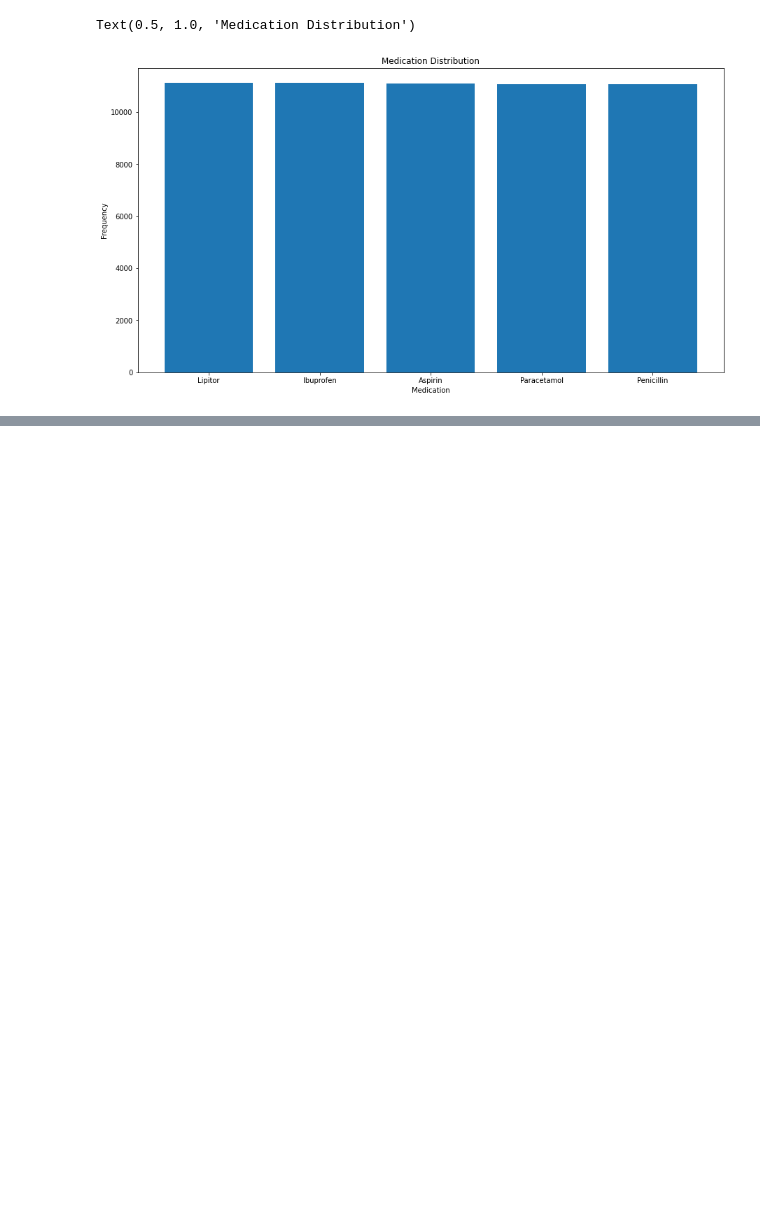
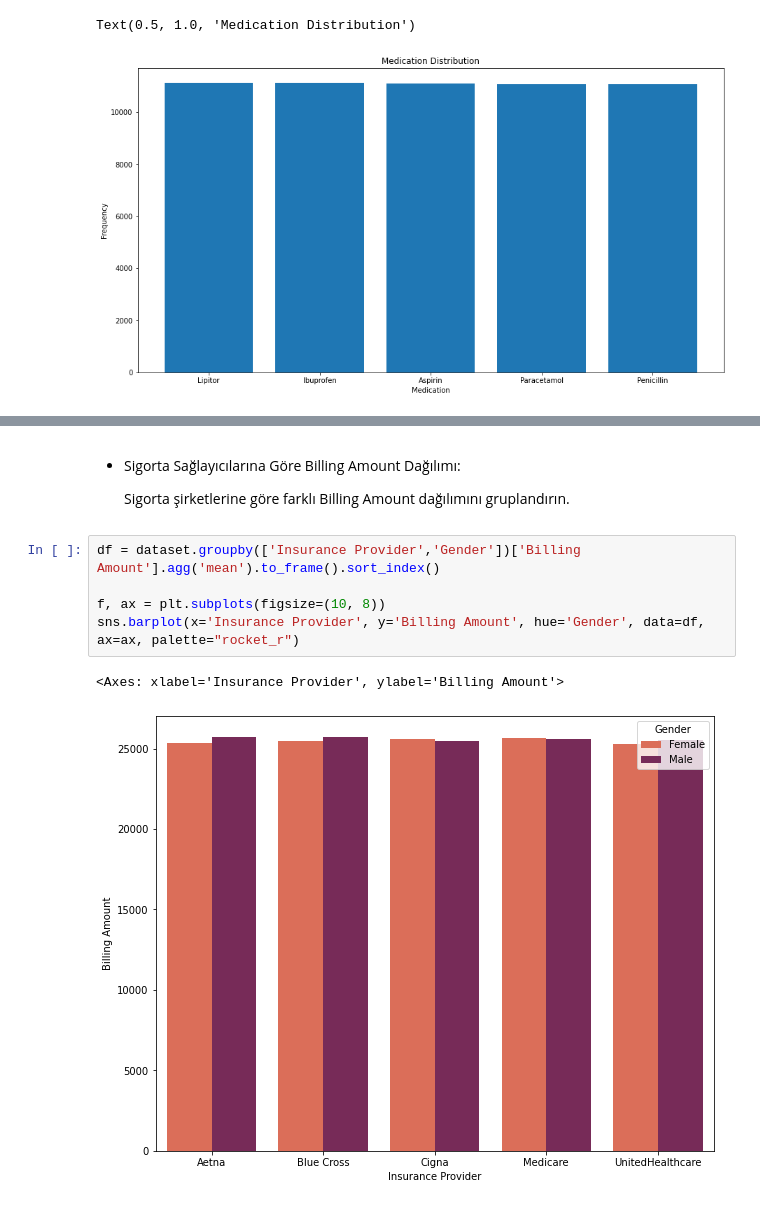
Before and after one commit to MrEktirir/Analysis-of-Healthcare, a Jupyter notebook: Notebooks/main.ipynb, the cells around one changed output, grey strips where cells are left out. Cells and saved outputs as stored; diff of their text form; blank space fills up the shorter version.

```diff
--- a/Notebooks/main.ipynb
+++ b/Notebooks/main.ipynb
@@ -261,0 +309,12 @@ Text(0.5, 1.0, 'Medication Distribution')
+# %% [markdown]
+- Sigorta Sağlayıcılarına Göre Billing Amount Dağılımı:
+
+    Sigorta şirketlerine göre farklı Billing Amount dağılımını gruplandırın.
+# %%
+df = dataset.groupby(['Insurance Provider','Gender'])['Billing Amount'].agg('mean').to_frame().sort_index()
+
+f, ax = plt.subplots(figsize=(10, 8))
+sns.barplot(x='Insurance Provider', y='Billing Amount', hue='Gender', data=df, ax=ax, palette="rocket_r")
+# %% [output]
+<Axes: xlabel='Insurance Provider', ylabel='Billing Amount'>
+[figure, added]
```
Also changed, not shown: parts of 16 cells of this notebook.
